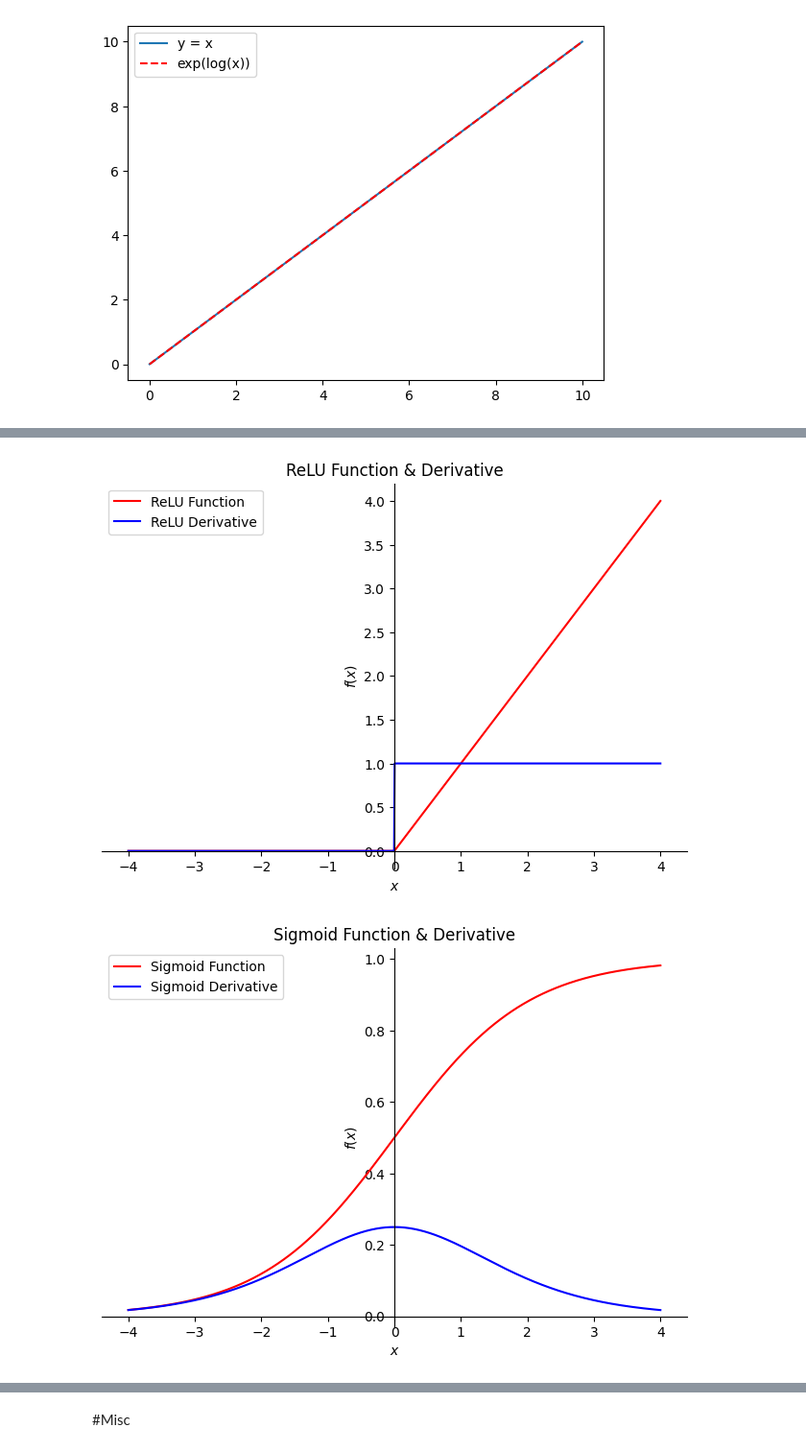
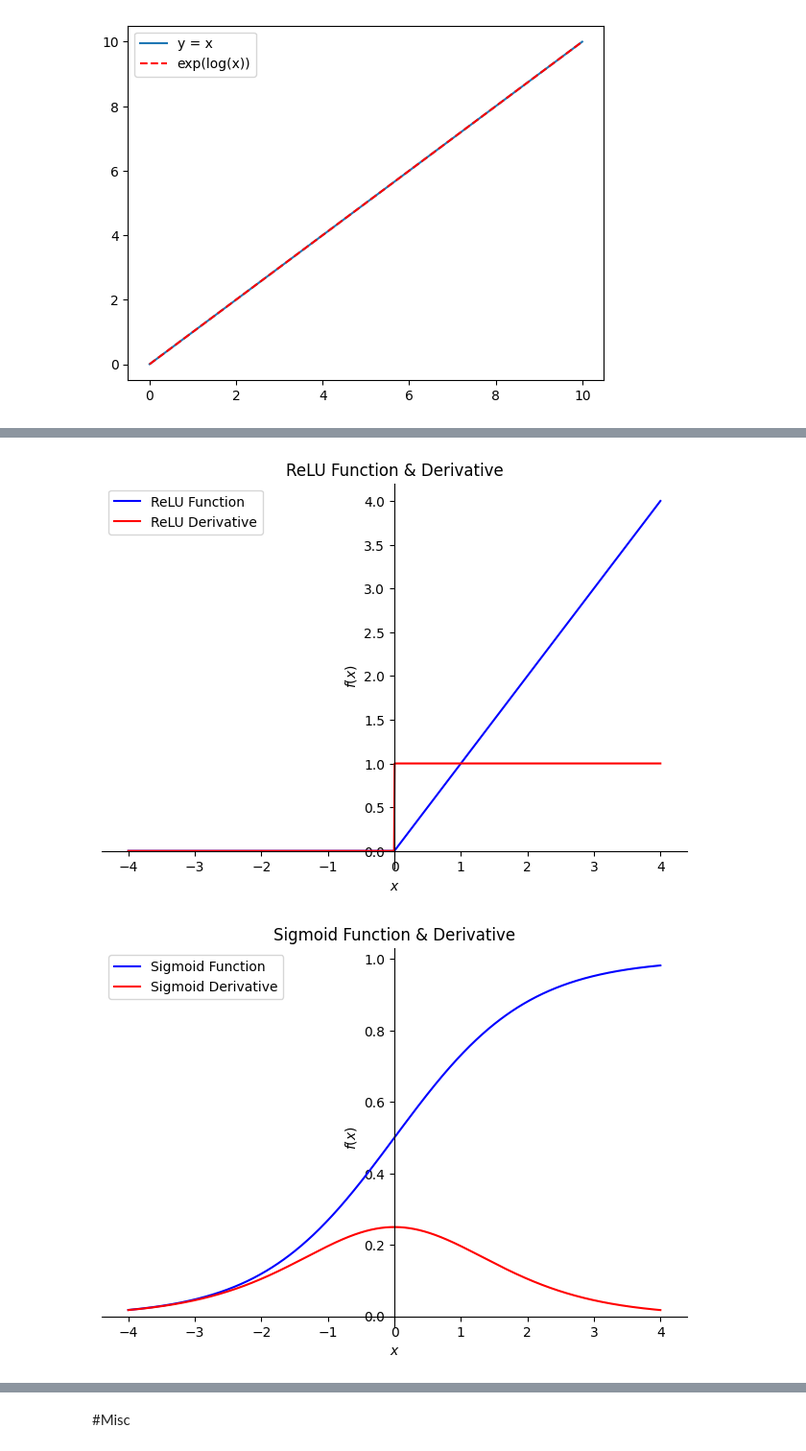
Before and after one commit to Salciano/ShowcasePython, a Jupyter notebook: Showcase.ipynb, the cells around one changed output, grey strips where cells are left out. Shown at 96% size. Saved outputs shown, nothing was run; the diff lists cells and outputs as text; code cells hidden in the pictures.

```diff
--- a/Showcase.ipynb
+++ b/Showcase.ipynb
@@ -1974,28 +2052,28 @@ fx_relu = sympy.Max(0,x) # ReLU Function (Rectified Linear Unit) > f(x) = ReLU(x
 # df_relu = sympy.diff(relu) # Derivative of ReLU > df(ReLU)
 
 # Graph
-fig1 = symplot(fx_relu,(x,-4,4),label="ReLU Function",show=False,line_color="r")
-fig1.extend(symplot(sympy.diff(fx_relu),(x,-4,4),label="ReLU Derivative",show=False,line_color="b"))
+fig1 = symplot(fx_relu,(x,-4,4),label="ReLU Function",show=False,line_color="b")
+fig1.extend(symplot(sympy.diff(fx_relu),(x,-4,4),label="ReLU Derivative",show=False,line_color="r"))
 fig1.legend = True
 fig1.title = "ReLU Function & Derivative"
 fig1.show()
 # %% [output]
-[figure, old version]
+[figure, new version]
 # %%
 #@title Sigmoid Derivative
 import matplotlib.pyplot as ploti
 import sympy # Symbolic Math in Python
 import sympy.plotting.plot as symplot
 
 x = sympy.symbols('x') # Sympy symbolic variable
 fx_sigmoid = 1 / (1+sympy.exp(-x)) # Sigmoid Function > f(x) = sigmoid(x)
 # df_sigmoid = sympy.diff(fx_sigmoid) # Derivative of Sigmoid > df(sigmoid)
 
 # Graph
-fig1 = symplot(fx_sigmoid,(x,-4,4),label="Sigmoid Function",show=False,line_color="r")
-fig1.extend(symplot(sympy.diff(fx_sigmoid),(x,-4,4),label="Sigmoid Derivative",show=False,line_color="b"))
+fig1 = symplot(fx_sigmoid,(x,-4,4),label="Sigmoid Function",show=False,line_color="b")
+fig1.extend(symplot(sympy.diff(fx_sigmoid),(x,-4,4),label="Sigmoid Derivative",show=False,line_color="r"))
 fig1.legend = True
 fig1.title = "Sigmoid Function & Derivative"
 fig1.show()
 # %% [output]
-[figure, old version]
+[figure, new version]
```
Also changed, not shown: parts of 12 cells of this notebook.
